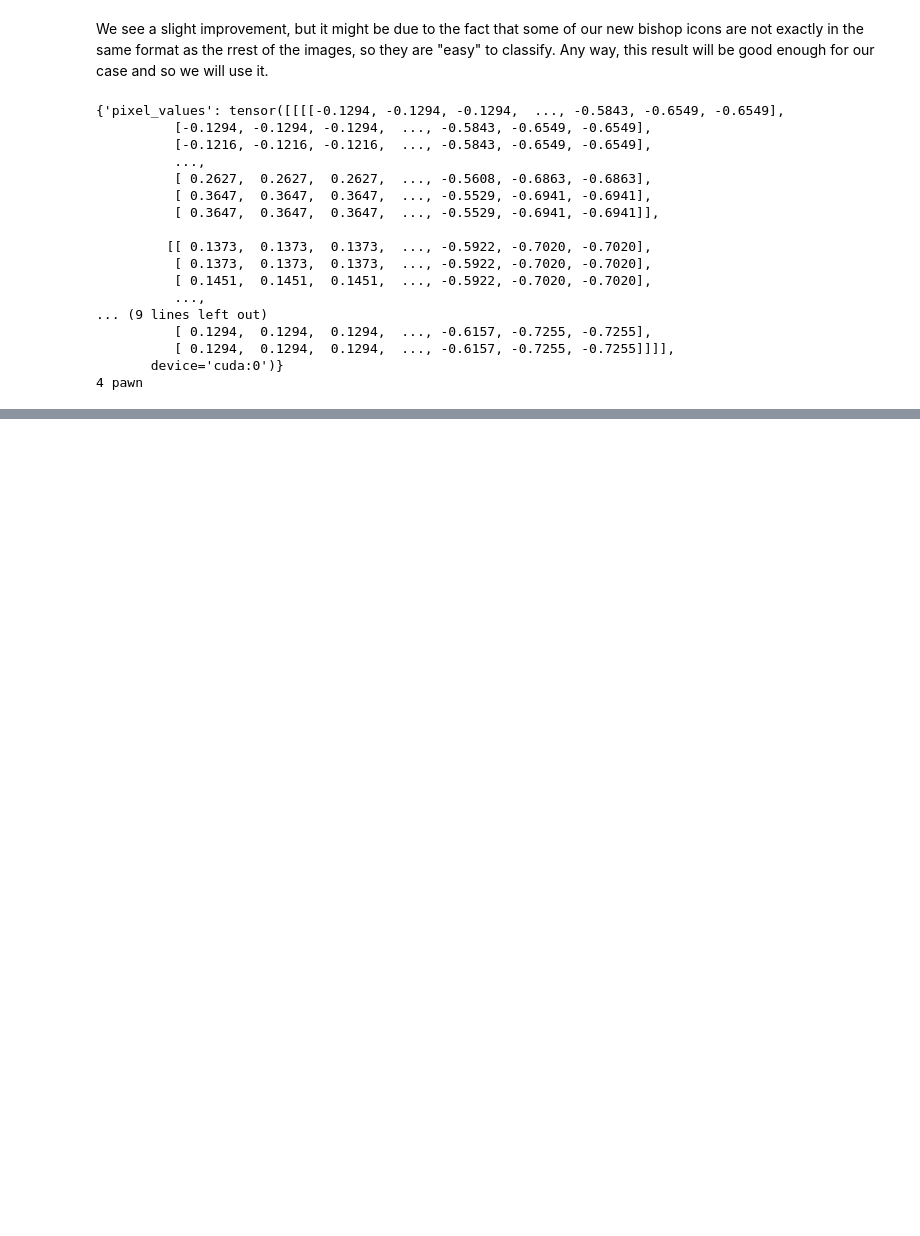
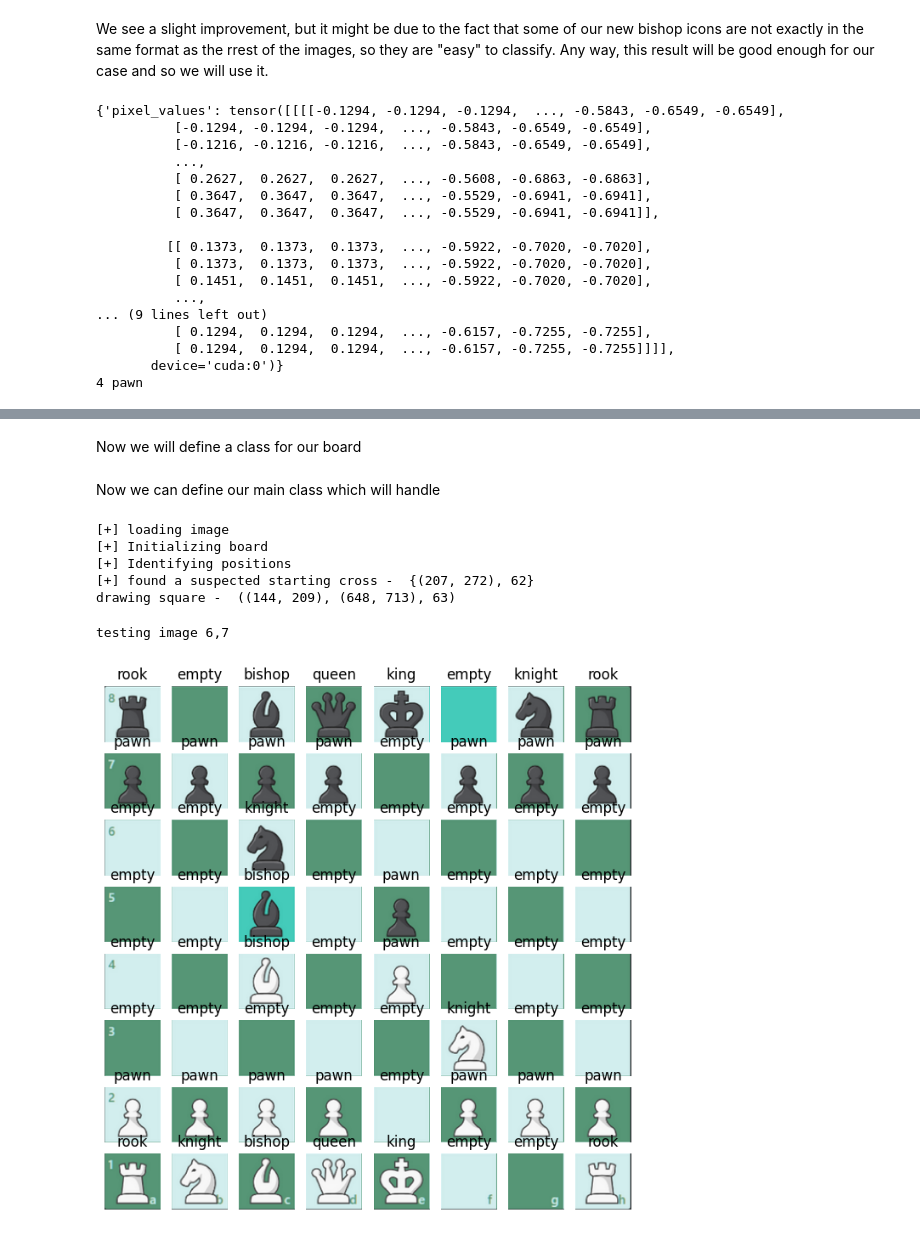
Before and after one commit to ykrinsky/MasterChessMind, a Jupyter notebook: chessboard_identifier/chessboard_identifier_all.ipynb, the cells around one changed output, grey strips where cells are left out. Drawn from its saved outputs; the diff is of its cells as text; code cells hidden in the pictures; blank space fills up the shorter version.

```diff
--- a/chessboard_identifier/chessboard_identifier_all.ipynb
+++ b/chessboard_identifier/chessboard_identifier_all.ipynb
@@ -1106,0 +1177,2 @@ If we find the preprocessing to expensive or problematic to implement in real-wo
+# %% [markdown]
+Now we will define a class for our board
@@ -1106,0 +1227,2 @@ If we find the preprocessing to expensive or problematic to implement in real-wo
+# %% [markdown]
+Now we can define our main class which will handle
@@ -1106,0 +1393,15 @@ If we find the preprocessing to expensive or problematic to implement in real-wo
+# %%
+print("[+] loading image")
+image = cv2.imread('res/board_webpage.png')
+print("[+] Initializing board")
+boardId = BoardIdentifier(image)
+print("[+] Identifying positions")
+board_positions = boardId.get_board_positions()
+# %% [output]
+[+] loading image
+[+] Initializing board
+[+] Identifying positions
+[+] found a suspected starting cross -  {(207, 272), 62}
+drawing square -  ((144, 209), (648, 713), 63)
+testing image 6,7
+[figure, added]
```
Also changed, not shown: parts of 8 cells of this notebook, 1 other file.
